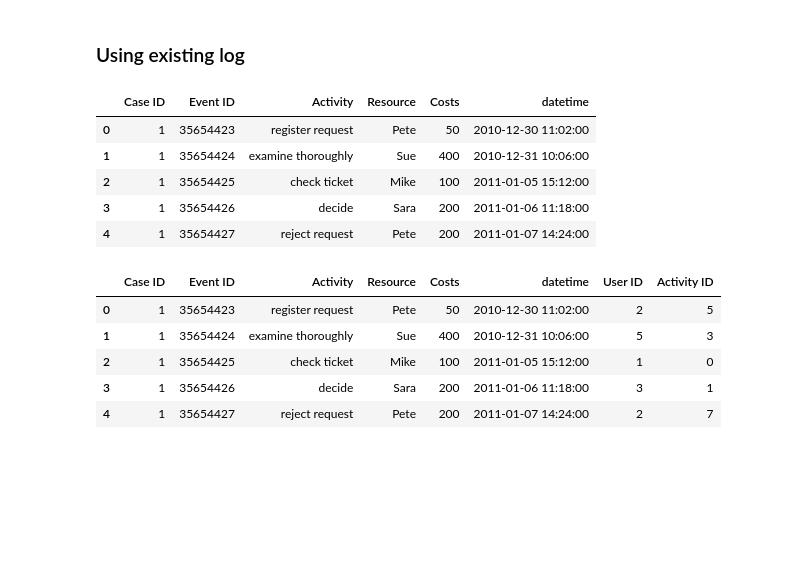
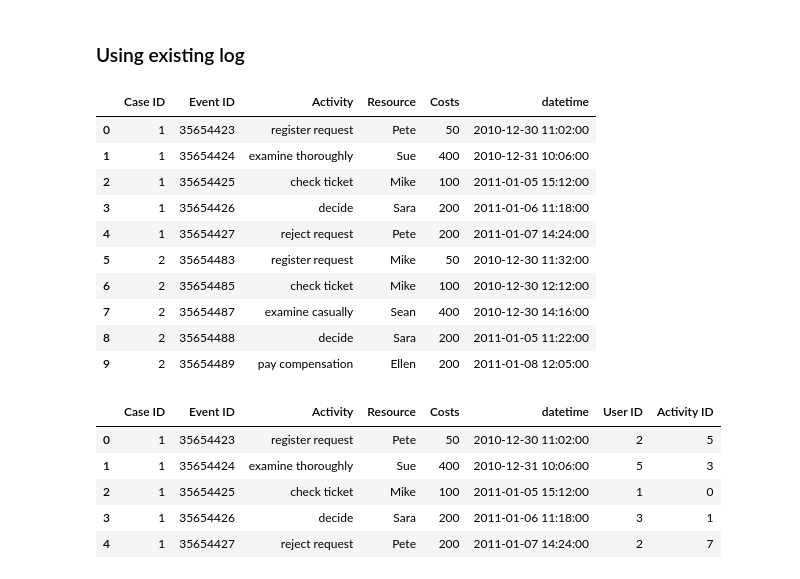
Before and after one commit to booydar/workshop, a Jupyter notebook: nx Graph.ipynb, the cells around one changed output. Cells and saved outputs as stored; diff of their text form; code cells hidden in the pictures; blank space fills up the shorter version.

```diff
--- a/nx Graph.ipynb
+++ b/nx Graph.ipynb
@@ -252,15 +435,20 @@ data.head()
 # %%
 log = pd.read_csv("pm_data/Chapter_1/running-example.csv", sep=';')
 log['datetime'] = pd.to_datetime(log["dd-MM-yyyy:HH.mm"], format='%d-%m-%Y:%H.%M')
 log.drop("dd-MM-yyyy:HH.mm", axis=1, inplace=True)
-log.head()
+log.head(10)
 # %% [output]
 |  | Case ID | Event ID | Activity | Resource | Costs | datetime |
 | 0 | 1 | 35654423 | register request | Pete | 50 | 2010-12-30 11:02:00 |
 | 1 | 1 | 35654424 | examine thoroughly | Sue | 400 | 2010-12-31 10:06:00 |
 | 2 | 1 | 35654425 | check ticket | Mike | 100 | 2011-01-05 15:12:00 |
 | 3 | 1 | 35654426 | decide | Sara | 200 | 2011-01-06 11:18:00 |
 | 4 | 1 | 35654427 | reject request | Pete | 200 | 2011-01-07 14:24:00 |
+| 5 | 2 | 35654483 | register request | Mike | 50 | 2010-12-30 11:32:00 |
+| 6 | 2 | 35654485 | check ticket | Mike | 100 | 2010-12-30 12:12:00 |
+| 7 | 2 | 35654487 | examine casually | Sean | 400 | 2010-12-30 14:16:00 |
+| 8 | 2 | 35654488 | decide | Sara | 200 | 2011-01-05 11:22:00 |
+| 9 | 2 | 35654489 | pay compensation | Ellen | 200 | 2011-01-08 12:05:00 |
 # %%
 log["User ID"] = log['Resource']
 log['Activity ID'] = log['Activity']
```
Also changed, not shown: parts of 33 cells of this notebook, 2 other files.
